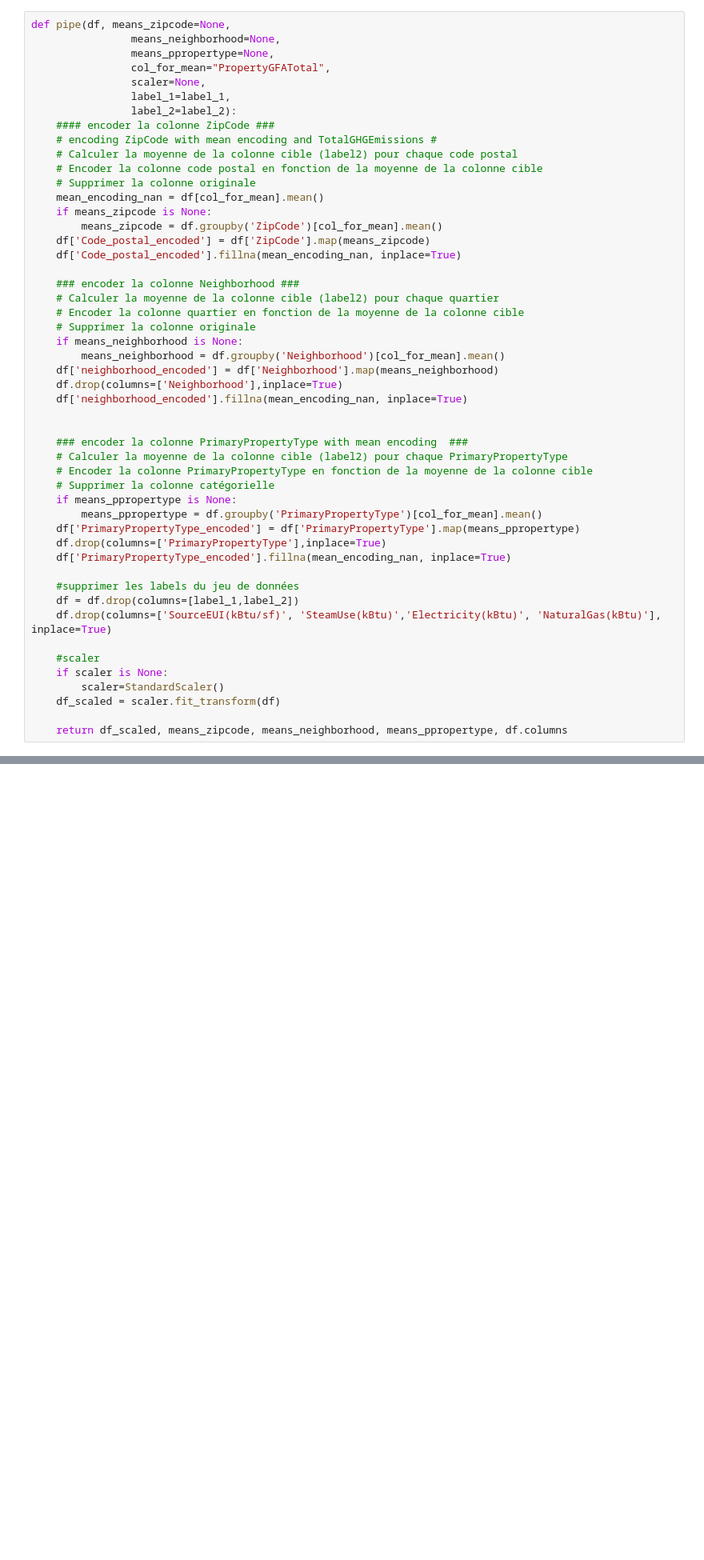
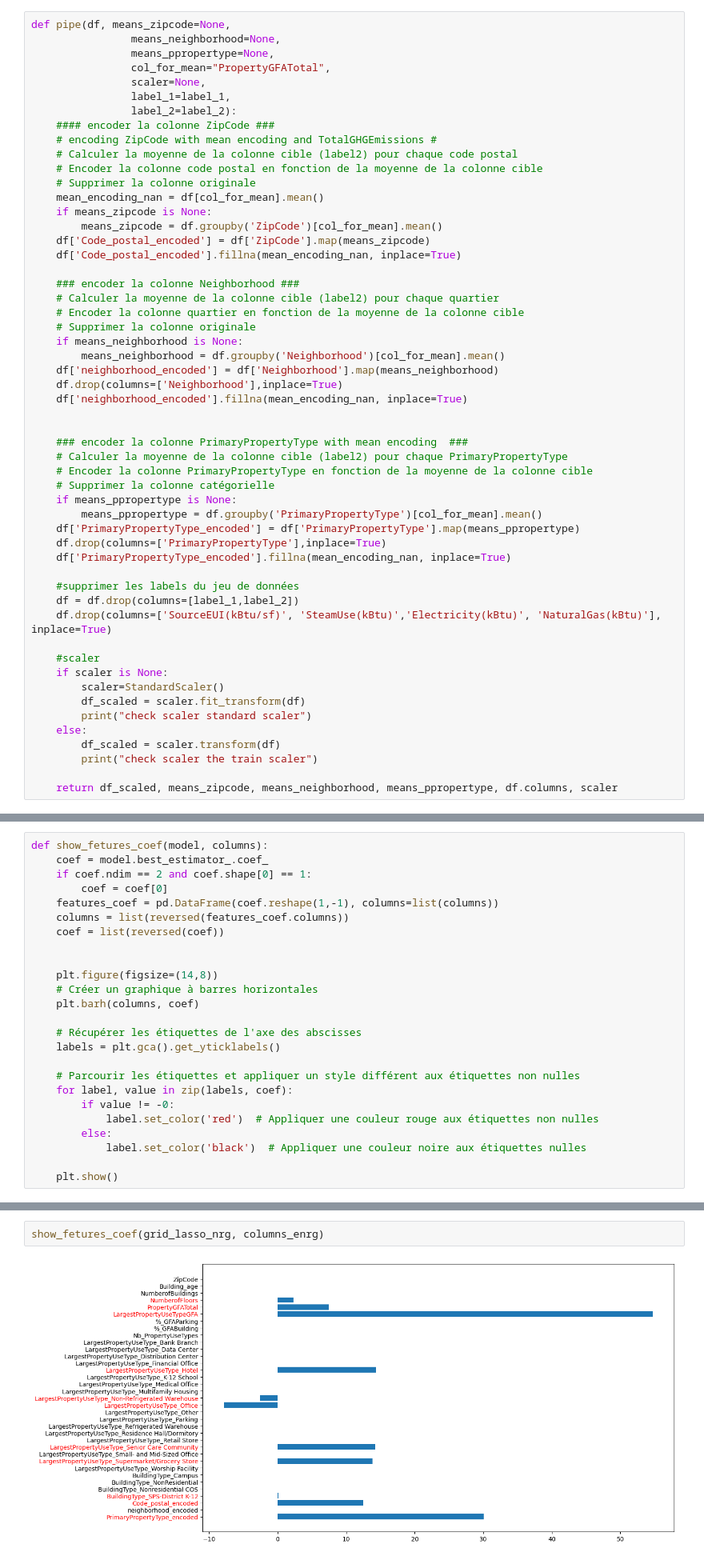
Before and after one commit to Cyr-dcx/LinearRegression-for-building-consumption, a Jupyter notebook: notebooks/exploration.ipynb, the cells around one changed output, grey strips where cells are left out. Shown at 80% size. Drawn from its saved outputs; the diff is of its cells as text; blank space fills up the shorter version.

```diff
--- a/notebooks/exploration.ipynb
+++ b/notebooks/exploration.ipynb
@@ -294,7 +287,11 @@ def pipe(df, means_zipcode=None,
     #scaler
     if scaler is None:
         scaler=StandardScaler()
-    df_scaled = scaler.fit_transform(df)
+        df_scaled = scaler.fit_transform(df)
+        print("check scaler standard scaler")
+    else:
+        df_scaled = scaler.transform(df)
+        print("check scaler the train scaler")
 
-    return df_scaled, means_zipcode, means_neighborhood, means_ppropertype, df.columns
+    return df_scaled, means_zipcode, means_neighborhood, means_ppropertype, df.columns, scaler
 # %%
@@ -389,3 +375,28 @@ def evaluate_prediction(X_test, y_test, metrics_df, model):
     return metrics_df
+# %%
+def show_fetures_coef(model, columns):
+    coef = model.best_estimator_.coef_
+    if coef.ndim == 2 and coef.shape[0] == 1:
+        coef = coef[0]
+    features_coef = pd.DataFrame(coef.reshape(1,-1), columns=list(columns))
+    columns = list(reversed(features_coef.columns))
+    coef = list(reversed(coef))
+
+
+    plt.figure(figsize=(14,8))
+    # Créer un graphique à barres horizontales
+    plt.barh(columns, coef)
+
+    # Récupérer les étiquettes de l'axe des abscisses
+    labels = plt.gca().get_yticklabels()
+
+    # Parcourir les étiquettes et appliquer un style différent aux étiquettes non nulles
+    for label, value in zip(labels, coef):
+        if value != -0:
+            label.set_color('red')  # Appliquer une couleur rouge aux étiquettes non nulles
+        else:
+            label.set_color('black')  # Appliquer une couleur noire aux étiquettes nulles
+
+    plt.show()
 # %% [markdown]
 ## Label 1 : energy
@@ -491,0 +503,4 @@ plt.show()
+# %%
+show_fetures_coef(grid_lasso_nrg, columns_enrg)
+# %% [output]
+[figure, added]
```
Also changed, not shown: parts of 47 cells of this notebook.
